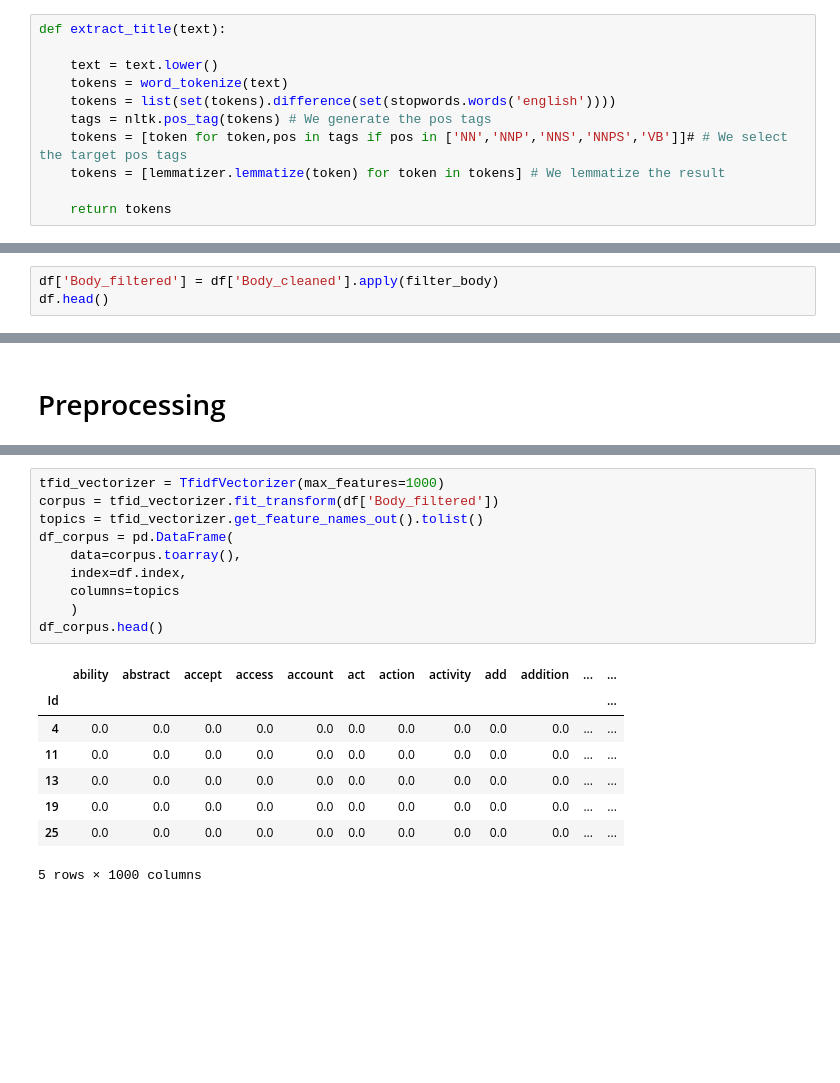
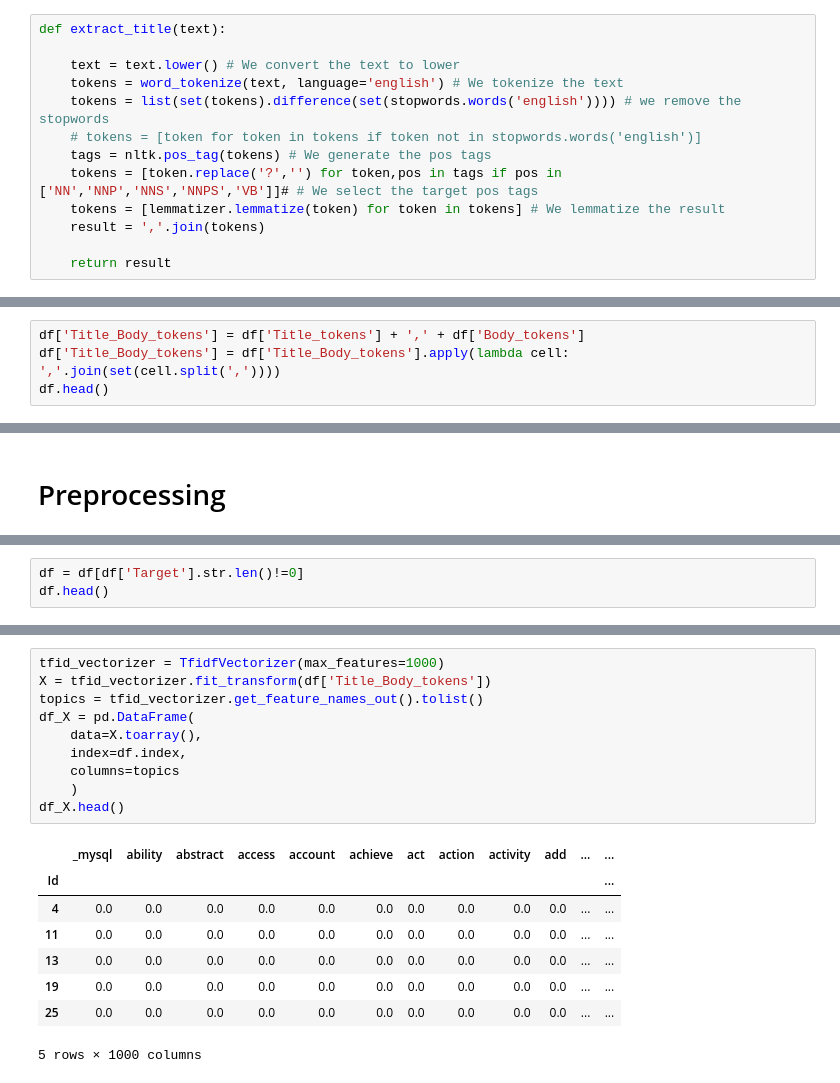
Before and after one commit to thibaudgrosjean/Stack-Overflow-questions, a Jupyter notebook: exploration.ipynb, the cells around one changed output, grey strips where cells are left out. Drawn from its saved outputs; the diff is of its cells as text; blank space fills up the shorter version.

```diff
--- a/exploration.ipynb
+++ b/exploration.ipynb
@@ -110,14 +127,16 @@ def extract_tags(text):
 # %%
 def extract_title(text):
 
-    text = text.lower()
-    tokens = word_tokenize(text)
-    tokens = list(set(tokens).difference(set(stopwords.words('english'))))
+    text = text.lower() # We convert the text to lower
+    tokens = word_tokenize(text, language='english') # We tokenize the text
+    tokens = list(set(tokens).difference(set(stopwords.words('english')))) # we remove the stopwords
+    # tokens = [token for token in tokens if token not in stopwords.words('english')]
     tags = nltk.pos_tag(tokens) # We generate the pos tags
-    tokens = [token for token,pos in tags if pos in ['NN','NNP','NNS','NNPS','VB']]# # We select the target pos tags
+    tokens = [token.replace('?','') for token,pos in tags if pos in ['NN','NNP','NNS','NNPS','VB']]# # We select the target pos tags
     tokens = [lemmatizer.lemmatize(token) for token in tokens] # We lemmatize the result
+    result = ','.join(tokens)
 
-    return tokens
+    return result
 # %% [markdown]
 * We apply the tranformers on the datasets columns:
 # %%
@@ -147,3 +154,0 @@ def filter_body(cell):
-# %%
-df['Body_filtered'] = df['Body_cleaned'].apply(filter_body)
-df.head()
@@ -157,0 +157,4 @@ df.head()
+# %%
+df['Title_Body_tokens'] = df['Title_tokens'] + ',' + df['Body_tokens']
+df['Title_Body_tokens'] = df['Title_Body_tokens'].apply(lambda cell: ','.join(set(cell.split(','))))
+df.head()
@@ -294,0 +345,3 @@ When we have 5 or 10 topics, we can see certain topics are clustered together, t
+# %%
+df = df[df['Target'].str.len()!=0]
+df.head()
@@ -295,15 +356,15 @@ When we have 5 or 10 topics, we can see certain topics are clustered together, t
 # %%
 tfid_vectorizer = TfidfVectorizer(max_features=1000)
-corpus = tfid_vectorizer.fit_transform(df['Body_filtered'])
+X = tfid_vectorizer.fit_transform(df['Title_Body_tokens'])
 topics = tfid_vectorizer.get_feature_names_out().tolist()
-df_corpus = pd.DataFrame(
-    data=corpus.toarray(),
+df_X = pd.DataFrame(
+    data=X.toarray(),
     index=df.index,
     columns=topics
     )
-df_corpus.head()
+df_X.head()
 # %% [output]
-|  | ability | abstract | accept | access | account | act | action | activity | add | addition | ... | ... |
+|  | _mysql | ability | abstract | access | account | achieve | act | action | activity | add | ... | ... |
 | Id |  |  |  |  |  |  |  |  |  |  |  | ... |
 | 4 | 0.0 | 0.0 | 0.0 | 0.0 | 0.0 | 0.0 | 0.0 | 0.0 | 0.0 | 0.0 | ... | ... |
 | 11 | 0.0 | 0.0 | 0.0 | 0.0 | 0.0 | 0.0 | 0.0 | 0.0 | 0.0 | 0.0 | ... | ... |
```
Also changed, not shown: parts of 66 cells of this notebook, 1 other file.
